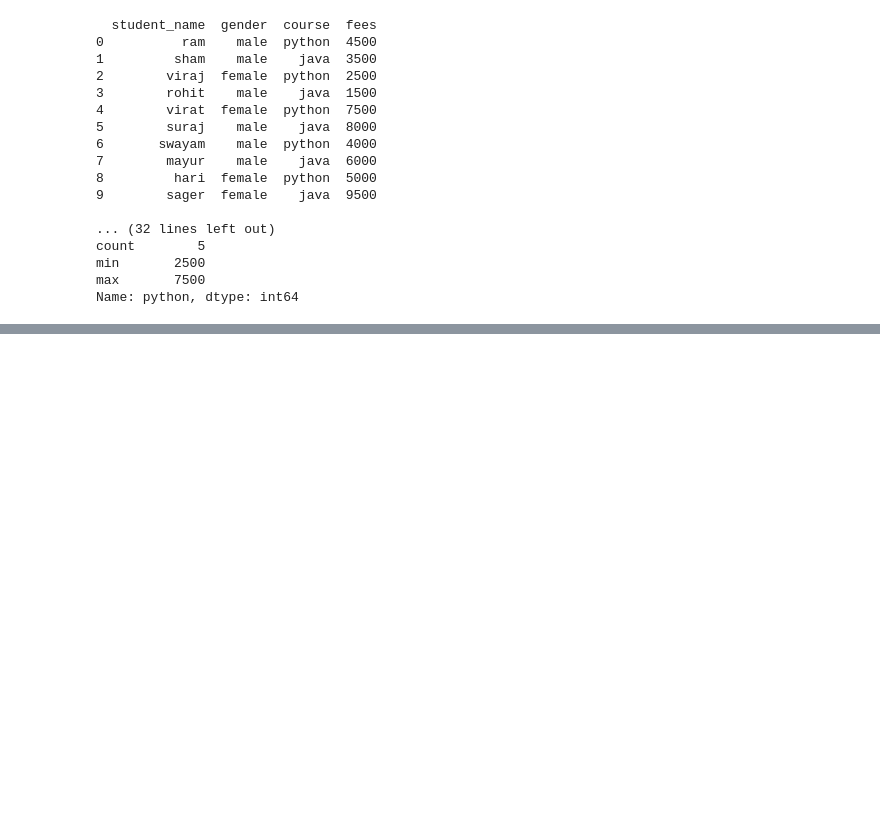
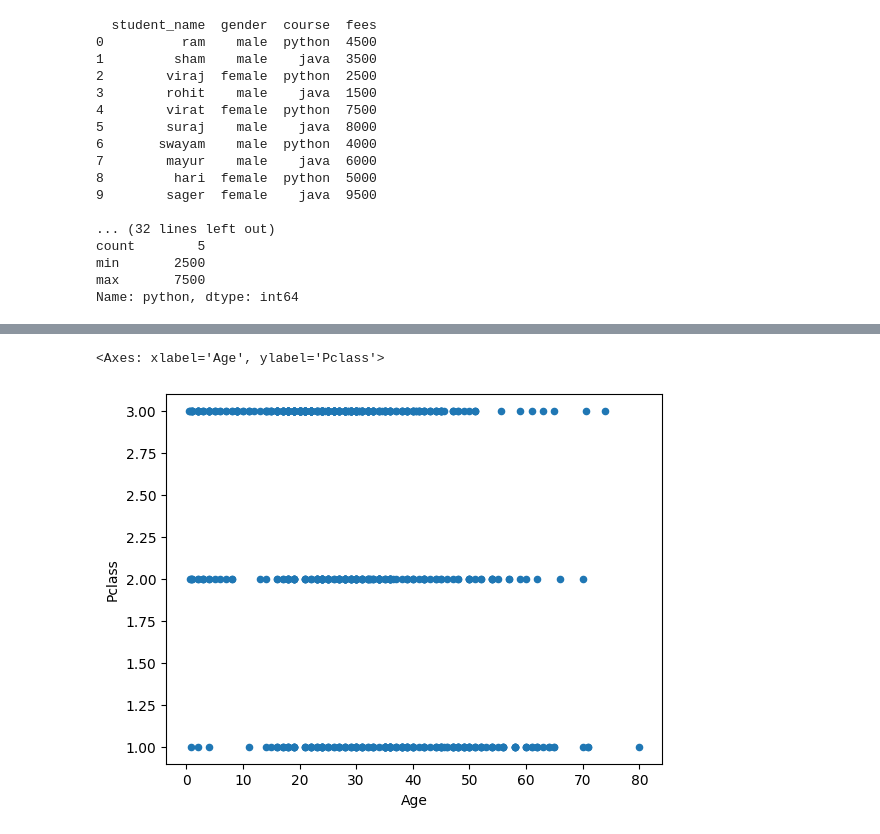
Before and after one commit to gaurav3829/python_libraries, a Jupyter notebook: copy_of_pandas.ipynb, the cells around one changed output, grey strips where cells are left out. Cells and saved outputs as stored; diff of their text form; code cells hidden in the pictures; blank space fills up the shorter version.

```diff
--- a/copy_of_pandas.ipynb
+++ b/copy_of_pandas.ipynb
@@ -130,0 +440,5 @@ SyntaxError: (unicode error) 'unicodeescape' codec can't decode bytes in positio
+# %%
+titanic.plot.scatter(x="Age",y="")
+# %% [output]
+<Axes: xlabel='Age', ylabel='Pclass'>
+[figure, added]
```
Also changed, not shown: parts of 39 cells of this notebook.
